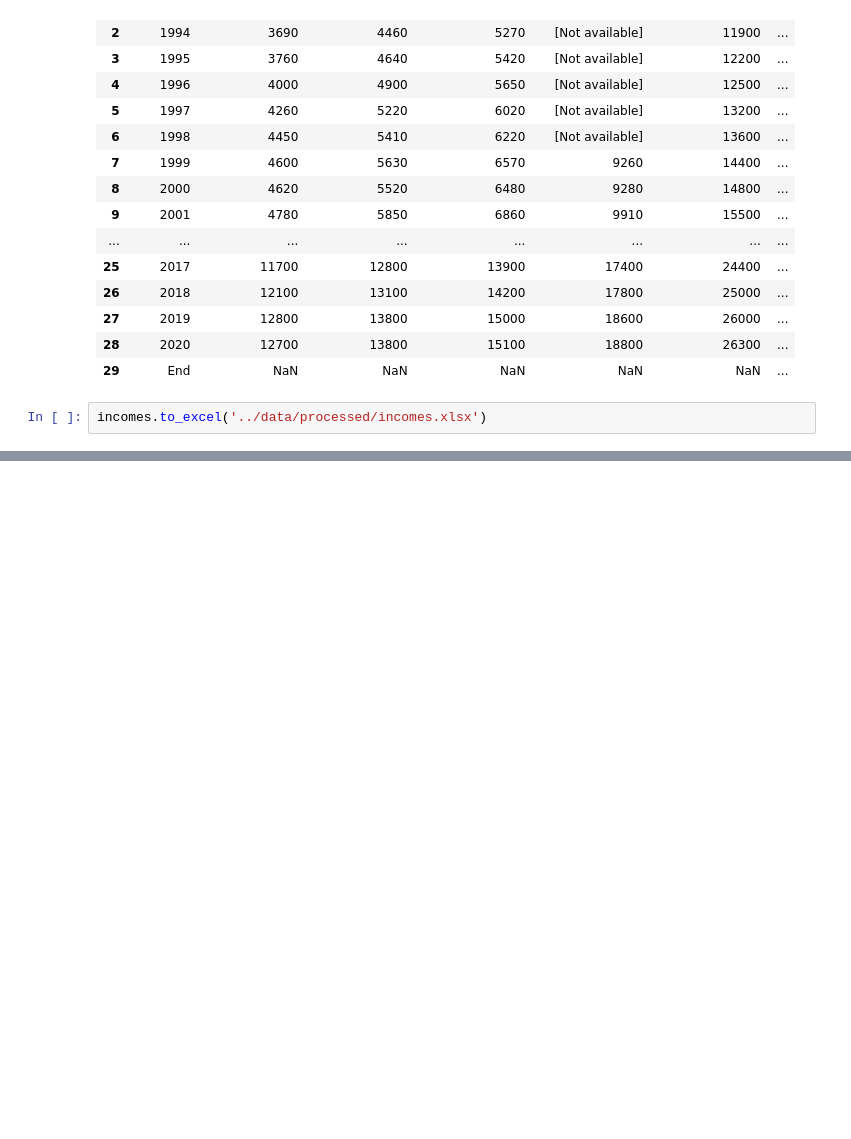
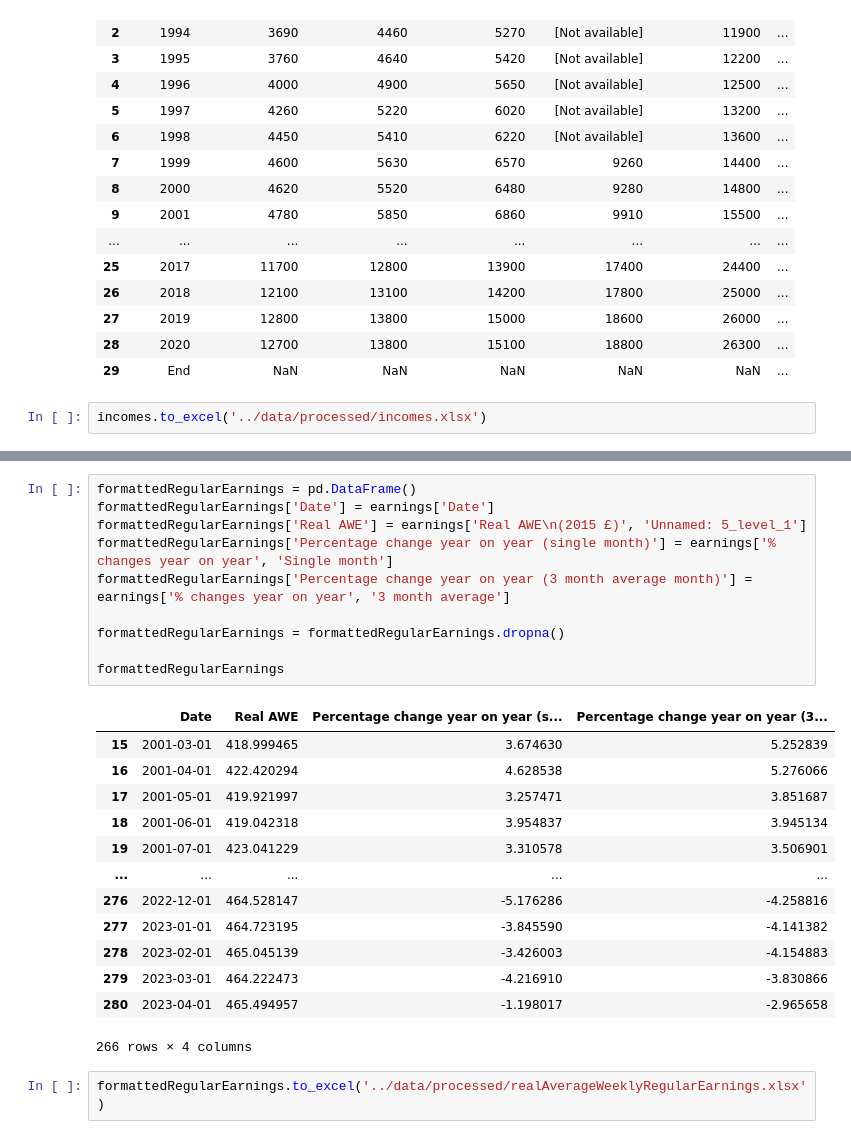
Before and after one commit to lawclaw/group25-project, a Jupyter notebook: notebooks/WeeklyEarningsUK.ipynb, the cells around one changed output, grey strips where cells are left out. Cells and saved outputs as stored; diff of their text form; blank space fills up the shorter version.

```diff
--- a/notebooks/WeeklyEarningsUK.ipynb
+++ b/notebooks/WeeklyEarningsUK.ipynb
@@ -49,0 +115,26 @@ incomes.to_excel('../data/processed/incomes.xlsx')
+# %%
+formattedRegularEarnings = pd.DataFrame()
+formattedRegularEarnings['Date'] = earnings['Date']
+formattedRegularEarnings['Real AWE'] = earnings['Real AWE\n(2015 £)', 'Unnamed: 5_level_1']
+formattedRegularEarnings['Percentage change year on year (single month)'] = earnings['% changes year on year', 'Single month']
+formattedRegularEarnings['Percentage change year on year (3 month average month)'] = earnings['% changes year on year', '3 month average']
+
+formattedRegularEarnings = formattedRegularEarnings.dropna()
+
+formattedRegularEarnings
+# %% [output]
+|  | Date | Real AWE | Percentage change year on year (s... | Percentage change year on year (3... |
+| 15 | 2001-03-01 | 418.999465 | 3.674630 | 5.252839 |
+| 16 | 2001-04-01 | 422.420294 | 4.628538 | 5.276066 |
+| 17 | 2001-05-01 | 419.921997 | 3.257471 | 3.851687 |
+| 18 | 2001-06-01 | 419.042318 | 3.954837 | 3.945134 |
+| 19 | 2001-07-01 | 423.041229 | 3.310578 | 3.506901 |
+| ... | ... | ... | ... | ... |
+| 276 | 2022-12-01 | 464.528147 | -5.176286 | -4.258816 |
+| 277 | 2023-01-01 | 464.723195 | -3.845590 | -4.141382 |
+| 278 | 2023-02-01 | 465.045139 | -3.426003 | -4.154883 |
+| 279 | 2023-03-01 | 464.222473 | -4.216910 | -3.830866 |
+| 280 | 2023-04-01 | 465.494957 | -1.198017 | -2.965658 |
+266 rows × 4 columns
+# %%
+formattedRegularEarnings.to_excel('../data/processed/realAverageWeeklyRegularEarnings.xlsx')
```
Also changed, not shown: parts of 5 cells of this notebook, 8 other files.
